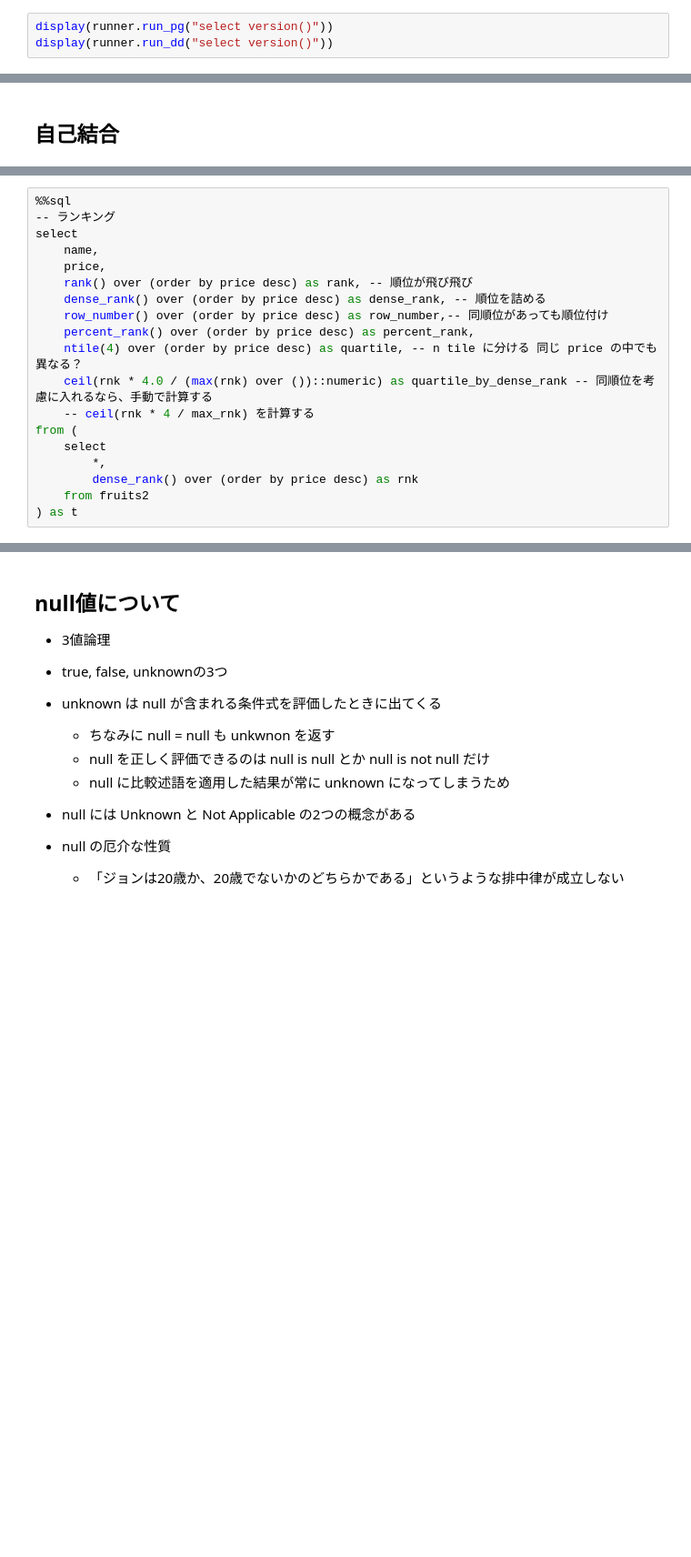
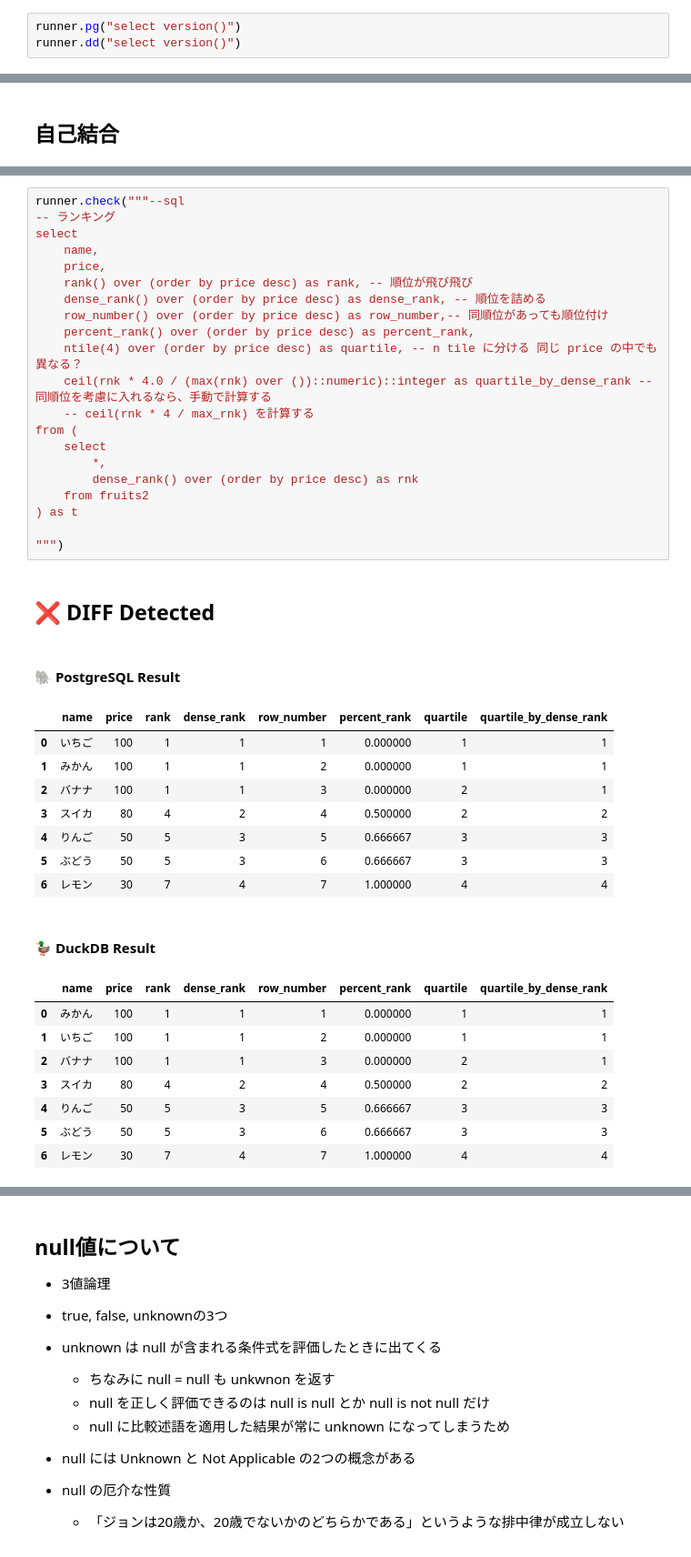
Before and after one commit to AtsushiEGW/sql_training, a Jupyter notebook: learning/tatsujin_sql.ipynb, the cells around one changed output, grey strips where cells are left out. Shown at 91% size. Saved outputs shown, nothing was run; the diff lists cells and outputs as text; blank space fills up the shorter version.

```diff
--- a/learning/tatsujin_sql.ipynb
+++ b/learning/tatsujin_sql.ipynb
@@ -21,6 +21,6 @@ runner = DualRunner(
     duckdb_path=":memory:"
 )
 # %%
-display(runner.run_pg("select version()"))
-display(runner.run_dd("select version()"))
+runner.pg("select version()")
+runner.dd("select version()")
 # %% [output]
@@ -396,19 +407,41 @@ UsageError: Cell magic `%%sql` not found.
 # %%
-%%sql
+runner.check("""--sql
 -- ランキング
 select
     name,
     price,
     rank() over (order by price desc) as rank, -- 順位が飛び飛び
     dense_rank() over (order by price desc) as dense_rank, -- 順位を詰める
     row_number() over (order by price desc) as row_number,-- 同順位があっても順位付け
     percent_rank() over (order by price desc) as percent_rank,
     ntile(4) over (order by price desc) as quartile, -- n tile に分ける 同じ price の中でも異なる？
-    ceil(rnk * 4.0 / (max(rnk) over ())::numeric) as quartile_by_dense_rank -- 同順位を考慮に入れるなら、手動で計算する
+    ceil(rnk * 4.0 / (max(rnk) over ())::numeric)::integer as quartile_by_dense_rank -- 同順位を考慮に入れるなら、手動で計算する
     -- ceil(rnk * 4 / max_rnk) を計算する
 from (
     select
         *,
         dense_rank() over (order by price desc) as rnk
     from fruits2
 ) as t
+
+""")
+# %% [output]
+## ❌ DIFF Detected
+#### 🐘 PostgreSQL Result
+|  | name | price | rank | dense_rank | row_number | percent_rank | quartile | quartile_by_dense_rank |
+| 0 | いちご | 100 | 1 | 1 | 1 | 0.000000 | 1 | 1 |
+| 1 | みかん | 100 | 1 | 1 | 2 | 0.000000 | 1 | 1 |
+| 2 | バナナ | 100 | 1 | 1 | 3 | 0.000000 | 2 | 1 |
+| 3 | スイカ | 80 | 4 | 2 | 4 | 0.500000 | 2 | 2 |
+| 4 | りんご | 50 | 5 | 3 | 5 | 0.666667 | 3 | 3 |
+| 5 | ぶどう | 50 | 5 | 3 | 6 | 0.666667 | 3 | 3 |
+| 6 | レモン | 30 | 7 | 4 | 7 | 1.000000 | 4 | 4 |
+#### 🦆 DuckDB Result
+|  | name | price | rank | dense_rank | row_number | percent_rank | quartile | quartile_by_dense_rank |
+| 0 | みかん | 100 | 1 | 1 | 1 | 0.000000 | 1 | 1 |
+| 1 | いちご | 100 | 1 | 1 | 2 | 0.000000 | 1 | 1 |
+| 2 | バナナ | 100 | 1 | 1 | 3 | 0.000000 | 2 | 1 |
+| 3 | スイカ | 80 | 4 | 2 | 4 | 0.500000 | 2 | 2 |
+| 4 | りんご | 50 | 5 | 3 | 5 | 0.666667 | 3 | 3 |
+| 5 | ぶどう | 50 | 5 | 3 | 6 | 0.666667 | 3 | 3 |
+| 6 | レモン | 30 | 7 | 4 | 7 | 1.000000 | 4 | 4 |
```
Also changed, not shown: parts of 18 cells of this notebook, 3 other files.
